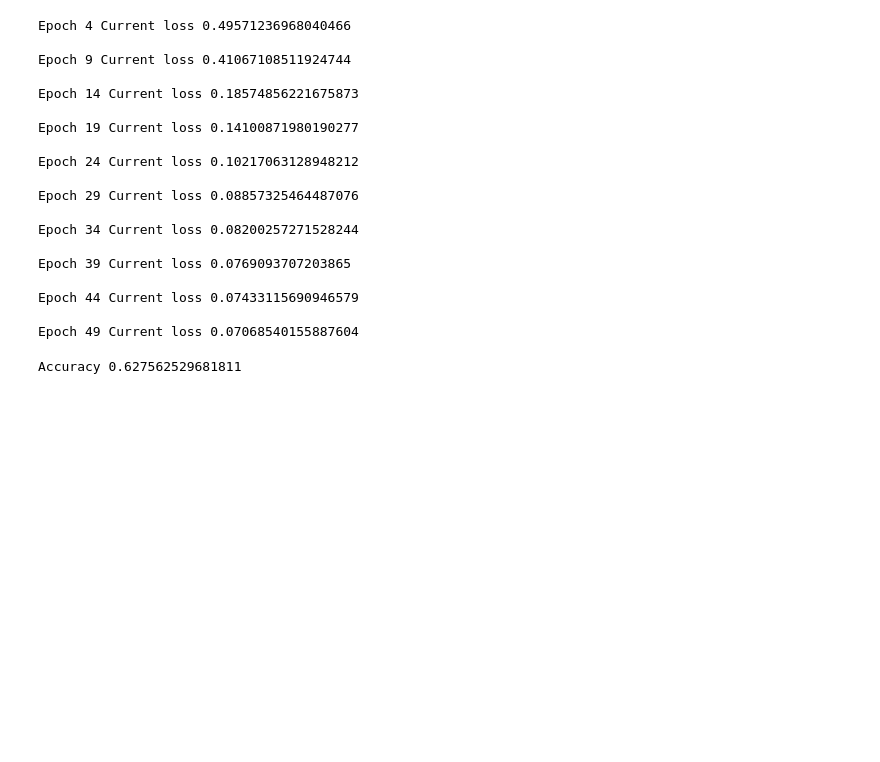
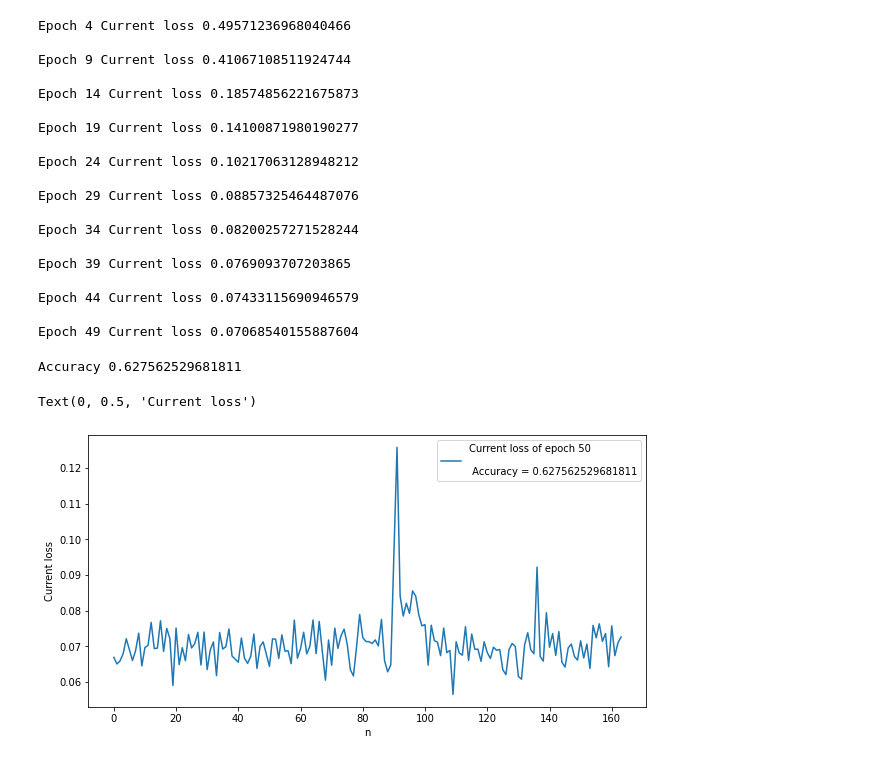
Before and after one commit to eegoro/Advanced-Natural-Language-Processing, a Jupyter notebook: hw2.ipynb, the cells around one changed output. Saved outputs shown, nothing was run; the diff lists cells and outputs as text; code cells hidden in the pictures; blank space fills up the shorter version.

```diff
--- a/hw2.ipynb
+++ b/hw2.ipynb
@@ -391,3 +391,13 @@ accuracy = classify(q1_test, q2_test, y_test, 0.7, model, vocab, batch_size = BA
 print("Accuracy", accuracy) # your final accuracy should be higher than 0.7
 # %% [output]
 Accuracy 0.627562529681811
+# %%
+import matplotlib.pyplot as plt
+plt.figure(figsize=(10,5))
+plt.plot([float(i) for i in losses], label=f'Current loss of epoch 50 \n\n Accuracy = {accuracy}', markersize=1)
+plt.legend()
+plt.xlabel("n")
+plt.ylabel("Current loss")
+# %% [output]
+Text(0, 0.5, 'Current loss')
+[figure, added]
```
